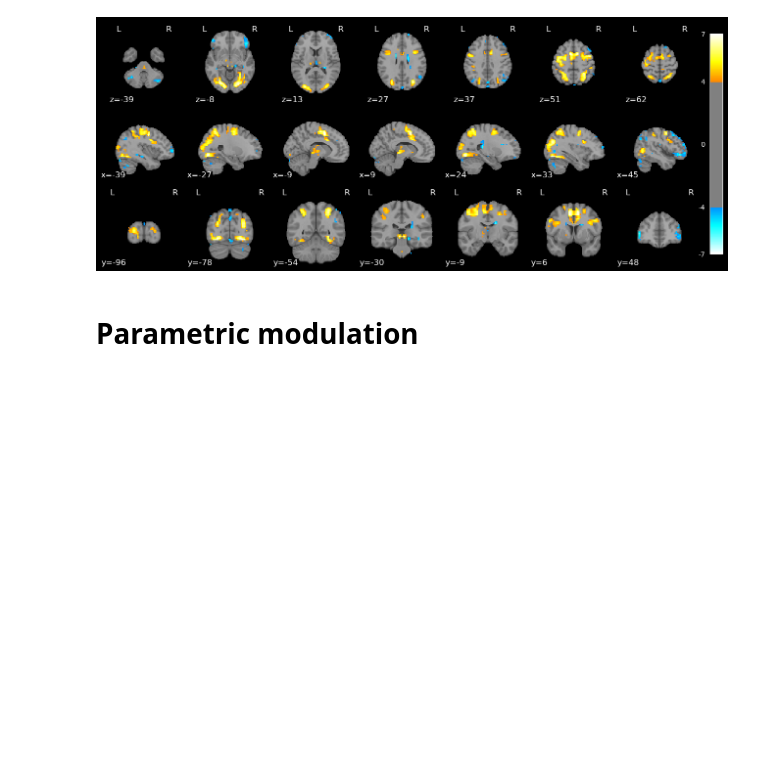
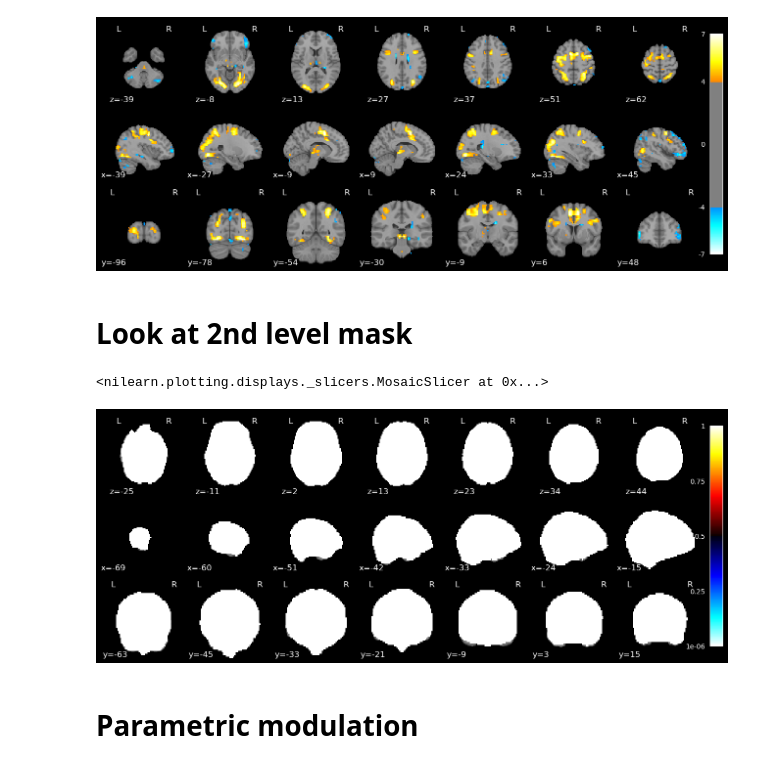
Before and after one commit to hugofluhr/learning-habits-analysis, a Jupyter notebook: results_notebooks/second_lvl_pm.ipynb, the cells around one changed output. Saved outputs shown, nothing was run; the diff lists cells and outputs as text; code cells hidden in the pictures; blank space fills up the shorter version.

```diff
--- a/results_notebooks/second_lvl_pm.ipynb
+++ b/results_notebooks/second_lvl_pm.ipynb
@@ -78,6 +94,13 @@ plot_stat_map(SC_WB_zmap,threshold=4, black_bg=True, display_mode='mosaic', titl
 # %% [output]
 <nilearn.plotting.displays._slicers.MosaicSlicer at 0x...>
 [figure]
+# %% [markdown]
+# Look at 2nd level mask
+# %%
+plot_stat_map(second_level_model_sc.masker_.mask_img_,black_bg=True, display_mode='mosaic')
+# %% [output]
+<nilearn.plotting.displays._slicers.MosaicSlicer at 0x...>
+[figure, added]
 # %% [markdown]
 # Parametric modulation
 # %%
```
Also changed, not shown: parts of 16 cells of this notebook.
